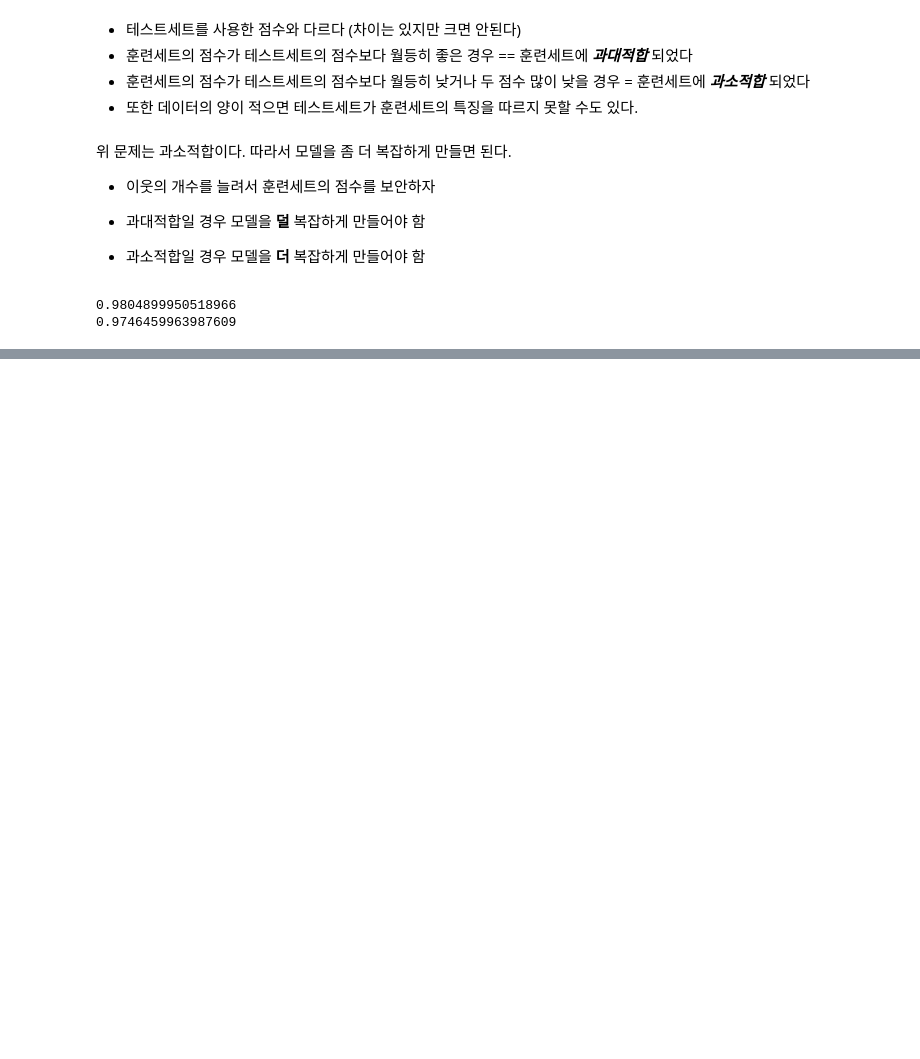
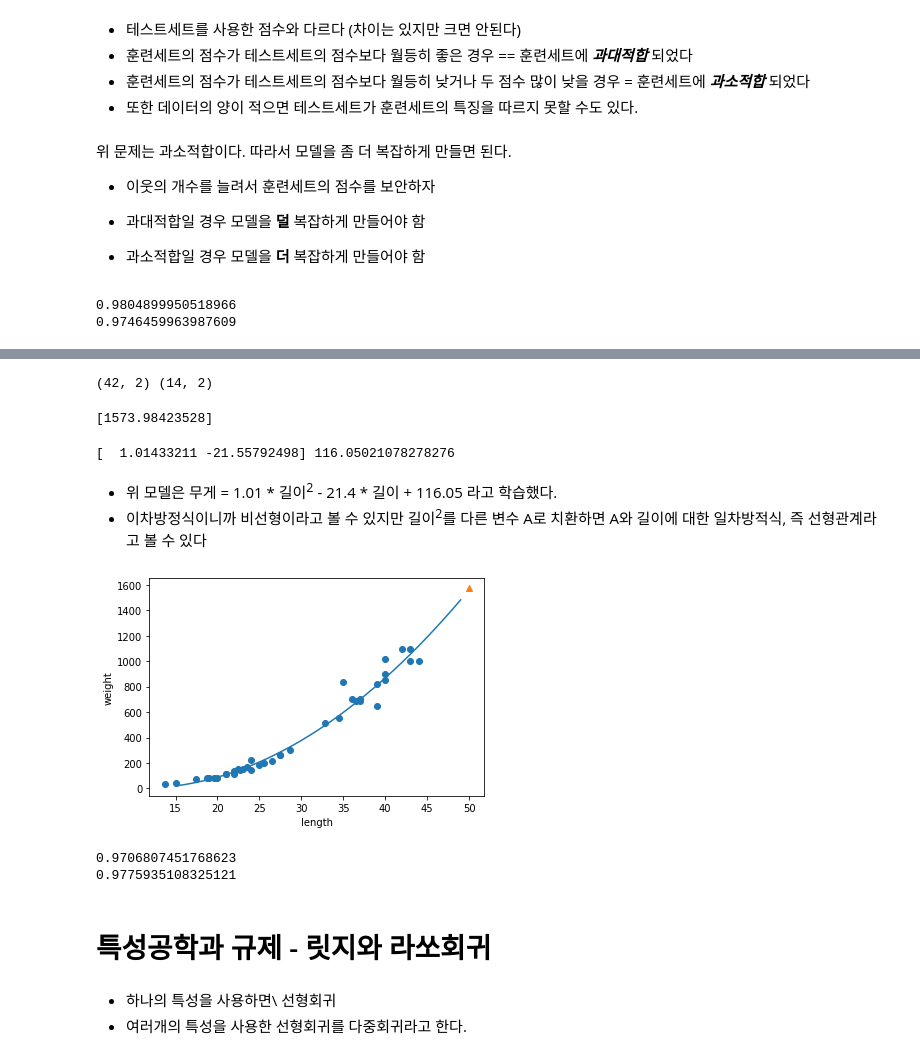
Before and after one commit to Yumpop/ML_hongong, a Jupyter notebook: 회귀_알고리즘_및_모델규제.ipynb, the cells around one changed output, grey strips where cells are left out. Saved outputs shown, nothing was run; the diff lists cells and outputs as text; code cells hidden in the pictures; blank space fills up the shorter version.

```diff
--- a/회귀_알고리즘_및_모델규제.ipynb
+++ b/회귀_알고리즘_및_모델규제.ipynb
@@ -100,0 +213,42 @@ print(knr.score(test_input, test_target))
+# %%
+train_poly = np.column_stack((train_input **2, train_input)) # 브로드캐스팅이 적용되서 train_input **2의 값들을 행으로 해서 train_input함수 옆에 생김
+test_poly = np.column_stack((test_input ** 2, test_input))
+
+print(train_poly.shape, test_poly.shape)
+# %% [output]
+(42, 2) (14, 2)
+# %%
+lr = LinearRegression()
+lr.fit(train_poly, train_target)
+print(lr.predict([[50**2, 50]]))  #예측값이 선형회귀나 k-최근접 이웃 회귀보다 높아진것을 알 수 있다.
+# %% [output]
+[1573.98423528]
+# %%
+print(lr.coef_, lr.intercept_) #lr.coef_ 는 계수이므로 2개 나옴
+# %% [output]
+[  1.01433211 -21.55792498] 116.05021078278276
+# %% [markdown]
+- 위 모델은 무게 = 1.01 * 길이<sup>2</sup> - 21.4 * 길이 + 116.05 라고 학습했다.
+- 이차방정식이니까 비선형이라고 볼 수 있지만 길이<sup>2</sup>를 다른 변수 A로 치환하면 A와 길이에 대한 일차방적식, 즉 선형관계라고 볼 수 있다
+# %%
+point = np.arange(15,50)
+plt.scatter(train_input, train_target)
+plt.plot(point, 1.01*point**2 - 21.6*point + 116.05) # 15~49까지 2차방정식을 그린다.
+
+plt.scatter(50, 1574, marker = '^')
+plt.xlabel('length')
+plt.ylabel('weight')
+plt.show()
+# %% [output]
+[figure, added]
+# %%
+print(lr.score(train_poly, train_target))
+print(lr.score(test_poly, test_target))
+# %% [output]
+0.9706807451768623
+0.9775935108325121
+# %% [markdown]
+# 특성공학과 규제 - 릿지와 라쏘회귀
+# %% [markdown]
+- 하나의 특성을 사용하면\ 선형회귀
+- 여러개의 특성을 사용한 선형회귀를 다중회귀라고 한다.
```
Also changed, not shown: parts of 18 cells of this notebook.
